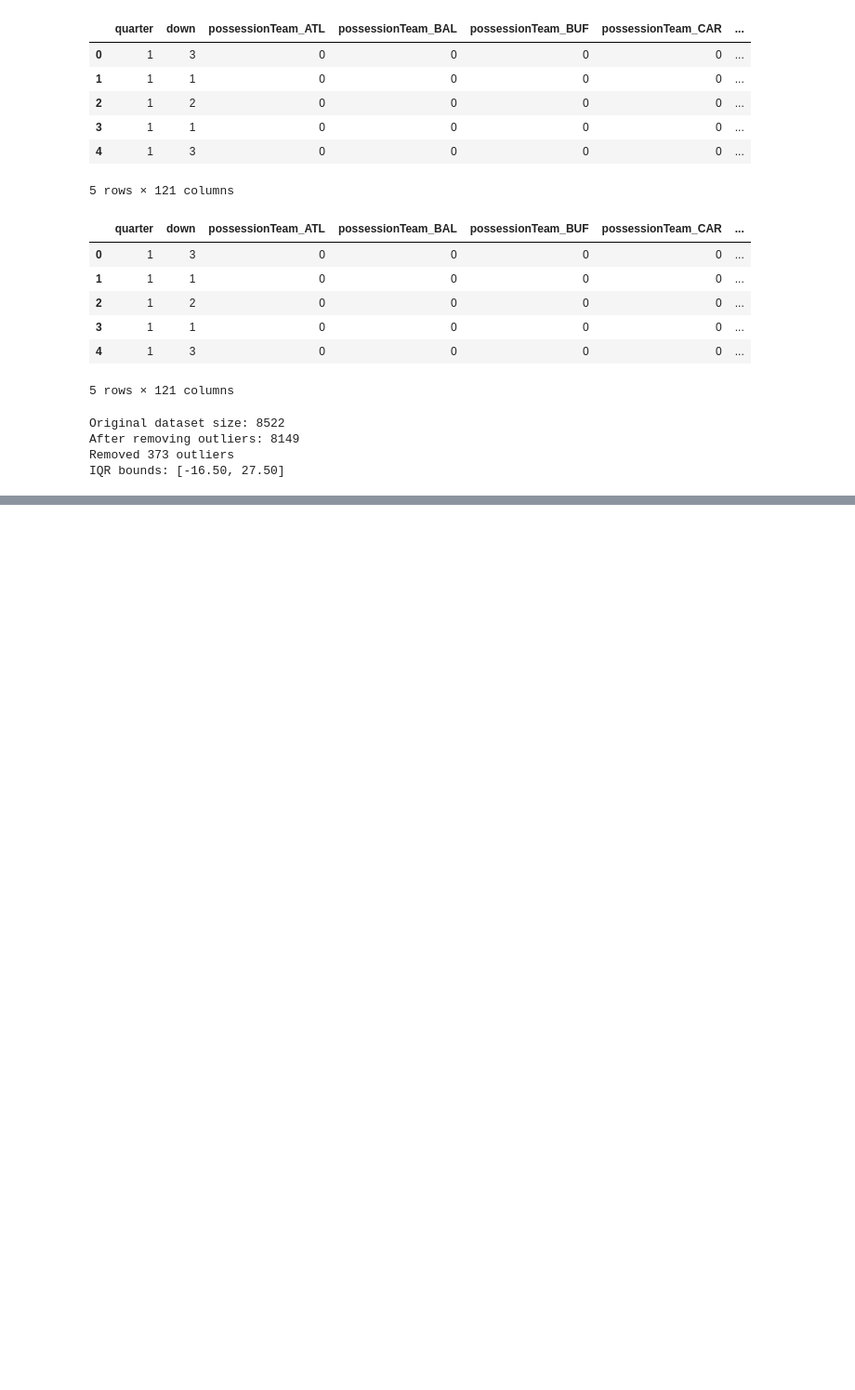
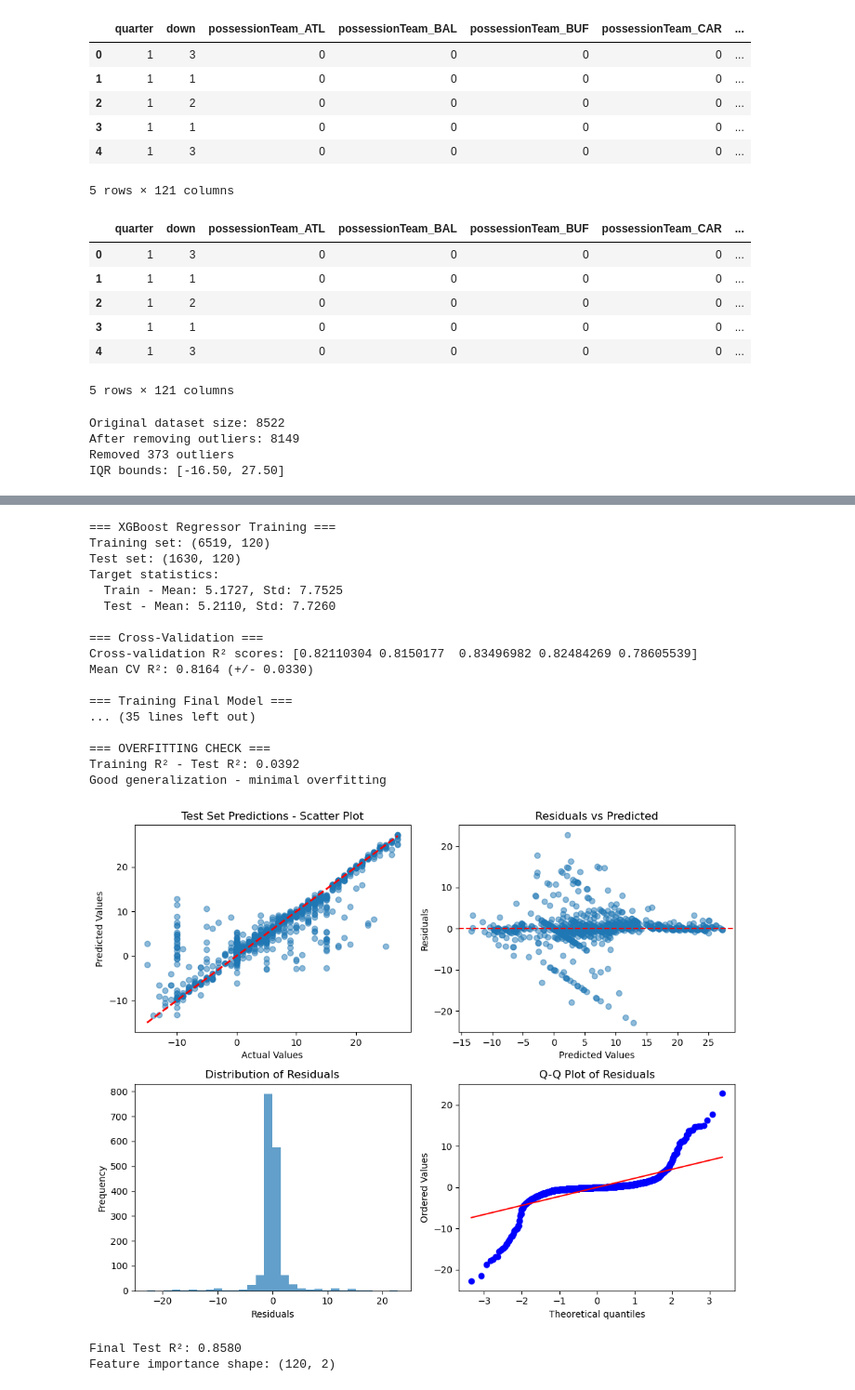
Before and after one commit to shmorhunmsds/summer_milestone_2, a Jupyter notebook: scripts/big_data_bowl/big_data_bowl_ms2_final.ipynb, the cells around one changed output, grey strips where cells are left out. Shown: that part at 93% size. Cells and saved outputs as stored; diff of their text form; code cells hidden in the pictures; blank space fills up the shorter version.

Commit message:
finished  time series tests, ran xgboost regressor on dataset 3

```diff
--- a/scripts/big_data_bowl/big_data_bowl_ms2_final.ipynb
+++ b/scripts/big_data_bowl/big_data_bowl_ms2_final.ipynb
@@ -1,6 +1,6 @@
 # %%
 import pandas as pd
-plays_processed = pd.read_csv('/Users/petershmorhun/Documents/GitHub/summer_milestone_2/datasets/nfl-big-data-bowl-2023/plays_processed.csv')
+plays_processed = pd.read_csv('/home/pshmo/summer_milestone_2-1/datasets/nfl-big-data-bowl-2023/plays_processed.csv')
 plays_processed.head()
 # %% [output]
 |  | quarter | down | possessionTeam_ATL | possessionTeam_BAL | possessionTeam_BUF | possessionTeam_CAR | ... |
@@ -62,0 +256,31 @@ y_test.to_csv('/Users/petershmorhun/Documents/GitHub/summer_milestone_2/scripts/
+# %%
+# Run the regressor
+model, results = train_xgboost_regressor(X_train, X_test, y_train, y_test)
+
+# Plot results
+plot_predictions(y_test, results['y_pred_test'], "Test Set Predictions")
+
+# Access results
+print(f"Final Test R²: {results['test_r2']:.4f}")
+print(f"Feature importance shape: {results['feature_importance'].shape}")
+# %% [output]
+=== XGBoost Regressor Training ===
+Training set: (6519, 120)
+Test set: (1630, 120)
+Target statistics:
+  Train - Mean: 5.1727, Std: 7.7525
+  Test - Mean: 5.2110, Std: 7.7260
+
+=== Cross-Validation ===
+Cross-validation R² scores: [0.82110304 0.8150177  0.83496982 0.82484269 0.78605539]
+Mean CV R²: 0.8164 (+/- 0.0330)
+
+=== Training Final Model ===
+... (35 lines left out)
+
+=== OVERFITTING CHECK ===
+Training R² - Test R²: 0.0392
+Good generalization - minimal overfitting
+[figure, added]
+Final Test R²: 0.8580
+Feature importance shape: (120, 2)
```
Also changed, not shown: parts of 3 cells of this notebook, 3 other files.
